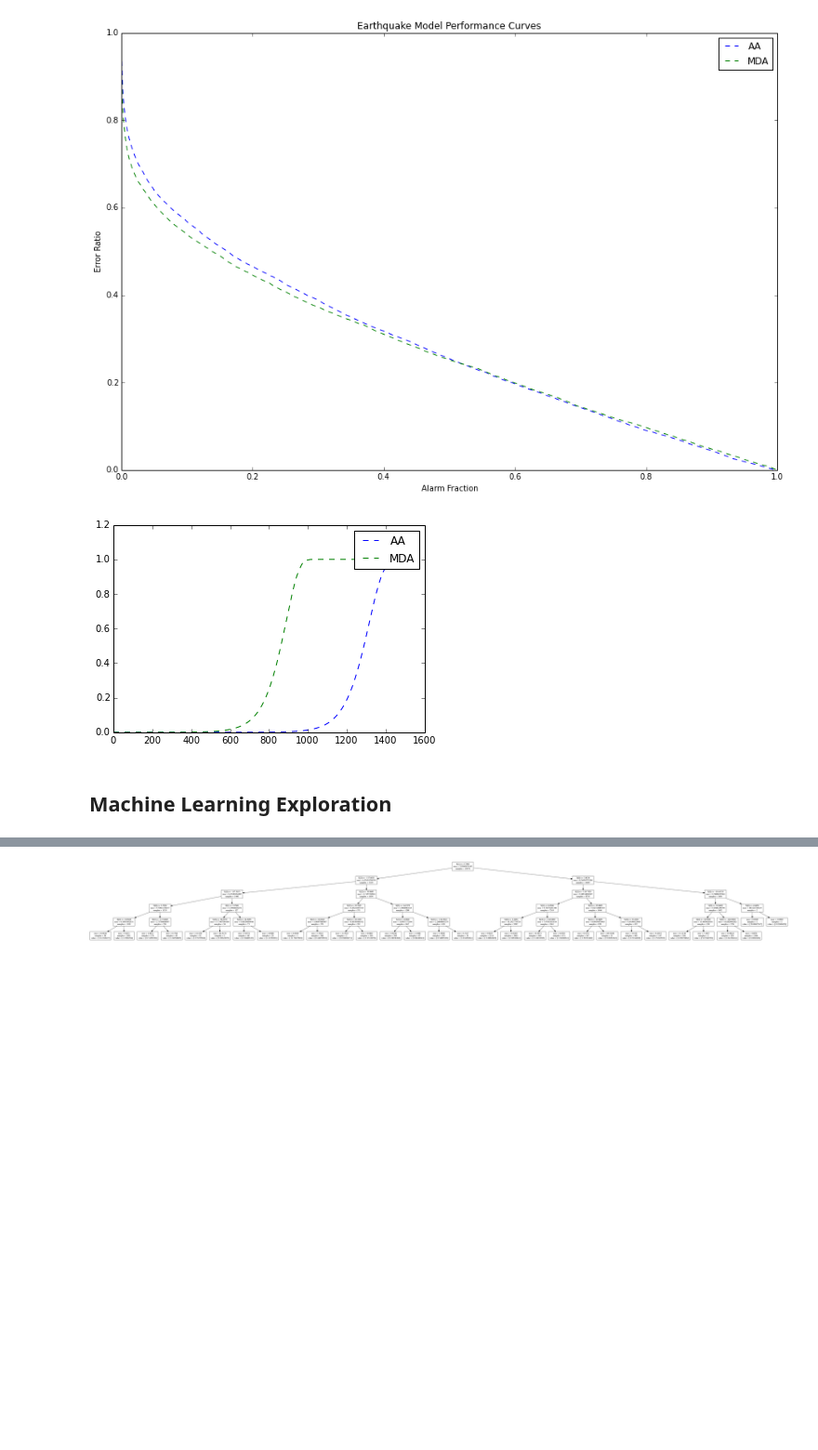
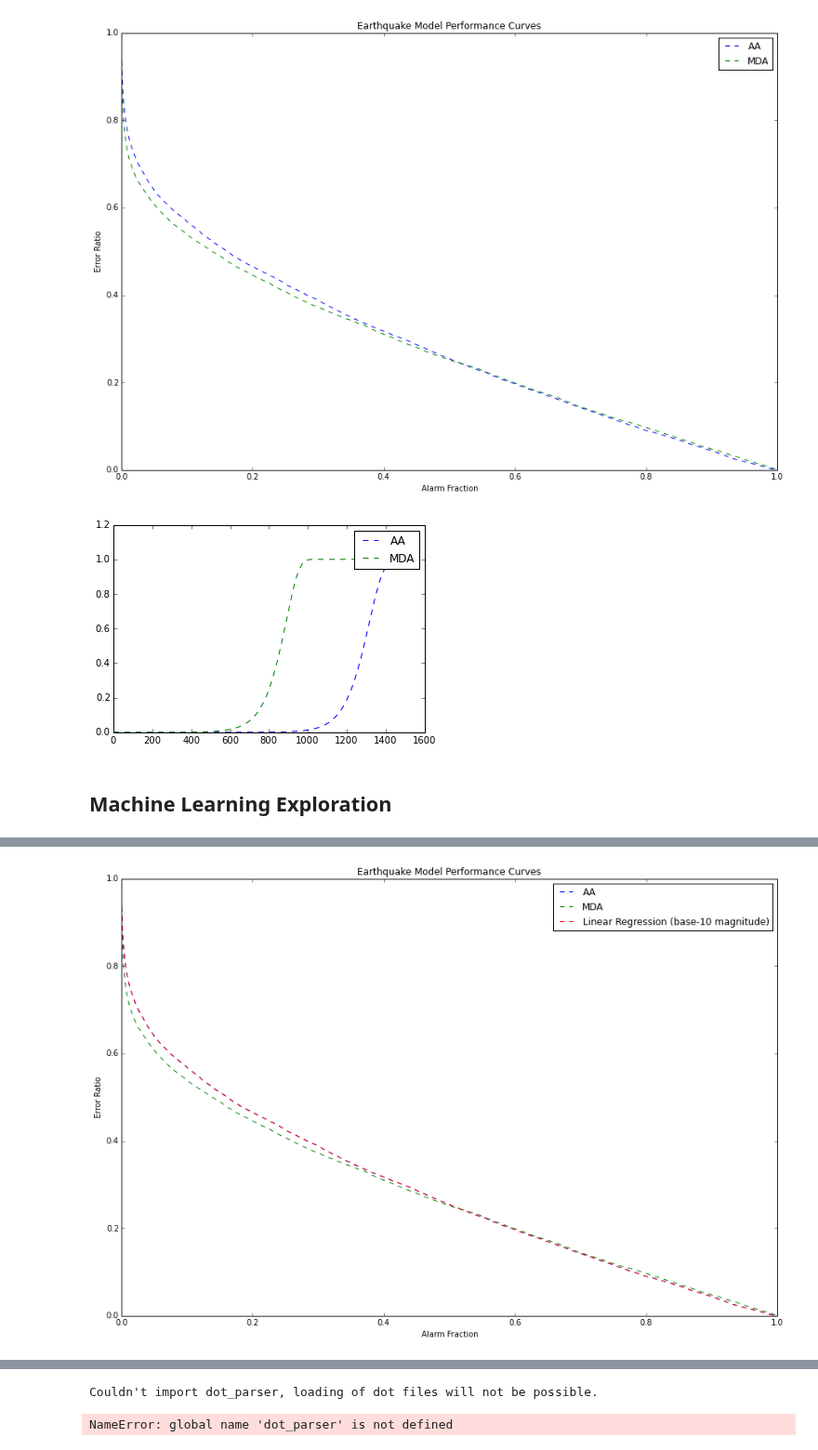
Before and after one commit to AlvinYuan/analyzers, a Jupyter notebook: notebooks/CS294.ipynb, the cells around one changed output, grey strips where cells are left out. Shown at 93% size. Saved outputs shown, nothing was run; the diff lists cells and outputs as text; code cells hidden in the pictures; blank space fills up the shorter version.

Commit message:
base-10 Magnitude

```diff
--- a/notebooks/CS294.ipynb
+++ b/notebooks/CS294.ipynb
@@ -625,0 +626,74 @@ Wall time: 7.38 s
+# %%
+%%time
+"""
+Input: magnitude in base-10 scale
+Output: time till next earthquake
+Model: LinearRegression
+Model Parameters: default
+Model->Alarm Model Function: simple_alarm_func_generator
+---Results---
+
+Here, we see that AOC score is closer to AA compare to the previous example. However, the coefficient is smaller than
+["MAG",DEPTH"] example.
+Also, I tried to only training DEPTH, but turns out to have bigger AOC.
+In conclusion, as a single parameter, ["base-10 MAG"] is more relevant than ["DEPTH"]
+"""
+
+from sklearn import linear_model
+# Set up Input/Output data
+n = 1
+training_event_times = np.matrix(training["datetime"].values).getT()
+training_matrix = np.matrix(np.power(10, training[["MAG"]].values)/1000.0)
+#training_matrix = np.matrix(training[["DEPTH"]].values)
+print training_matrix.shape, training_goals.shape
+training_goals = offset_till_nth_next(training_event_times, n)
+test_event_times = np.matrix(test["datetime"].values).getT()
+#test_matrix = np.matrix(test[["DEPTH"]].values)
+test_matrix = np.matrix(np.power(10, test[["MAG"]].values)/1000.0)
+
+# Set up Model
+model = linear_model.LinearRegression()
+
+# Set up Model->Alarm Model Function
+alarm_func_generator = simple_alarm_func_generator
+
+# Training/Evaluation Variables
+max_alarm_length = np.max(offset_till_nth_next(training_event_times, 1))
+# Compute alarm_fractions and error_ratios for regression trees on magnitude data by varying multipler
+multipliers = [max_alarm_length * .985**i for i in range(1500)]
+
+# Training
+model.fit(training_matrix[:-n,:], training_goals)
+alarm_fractions = []
+error_ratios = []
+for multiplier in multipliers:
+    alarm_model = convert_time_prediction_model_to_alarm_model(model, alarm_func_generator(multiplier))
+    alarms = alarm_model(training_matrix, training_event_times)
+    predicted, time_contributions = process_alarms(training_event_times, alarms)
+    alarm_fractions.append(alarm_fraction(training_event_times, time_contributions))
+    error_ratios.append(error_ratio(predicted))
+check_coverage(alarm_fractions, error_ratios)
+training_points = clean_points(alarm_fractions, error_ratios)
+# Print Training Results
+print "Coefficients: ", model.coef_
+print "Model Goodness of Fit: ", model.score(training_matrix[:-n,:], training_goals)
+
+# Evaluation
+alarm_fractions = []
+error_ratios = []
+for multiplier in multipliers:
+    alarm_model = convert_time_prediction_model_to_alarm_model(model, alarm_func_generator(multiplier))
+    alarms = alarm_model(test_matrix, test_event_times)
+    predicted, time_contributions = process_alarms(test_event_times, alarms)
+    alarm_fractions.append(alarm_fraction(test_event_times, time_contributions))
+    error_ratios.append(error_ratio(predicted))
+check_coverage(alarm_fractions, error_ratios)
+test_points = clean_points(alarm_fractions, error_ratios)
+
+label = "Linear Regression (base-10 magnitude)"
+tested_models[label] = { "training": training_points, "test": test_points }
+
+# Print and Plot Results
+printScoresAgainstBaselines(label)
+plotAgainstBaselines(label)
+# %% [output]
@@ -625,0 +707 @@ Wall time: 7.38 s
+[figure, added]
@@ -695,4 +779,5 @@ def display_tree(tmodel):
 display_tree(rt_model)
 # If too hard to read, right click and view image or copy image location and paste url into new tab
 # %% [output]
-[figure, removed]
+Couldn't import dot_parser, loading of dot files will not be possible.
+NameError: global name 'dot_parser' is not defined
```
Also changed, not shown: parts of 9 cells of this notebook.
